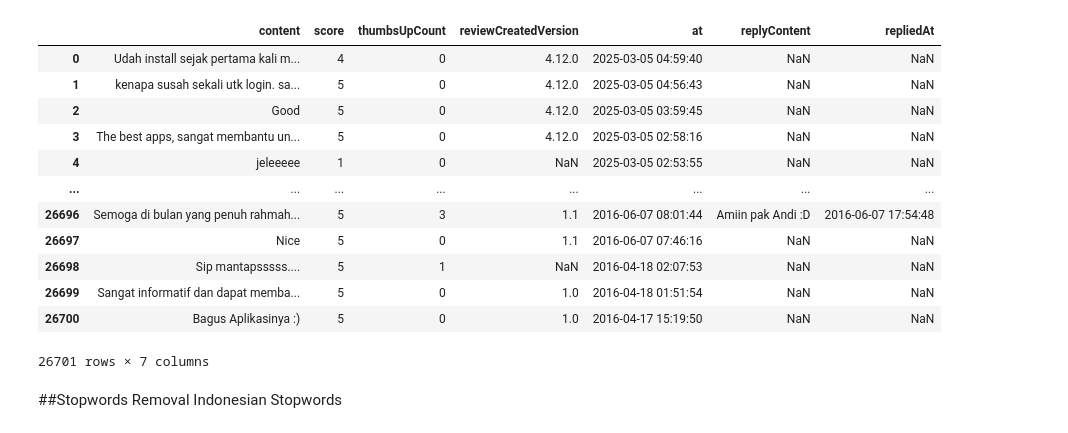
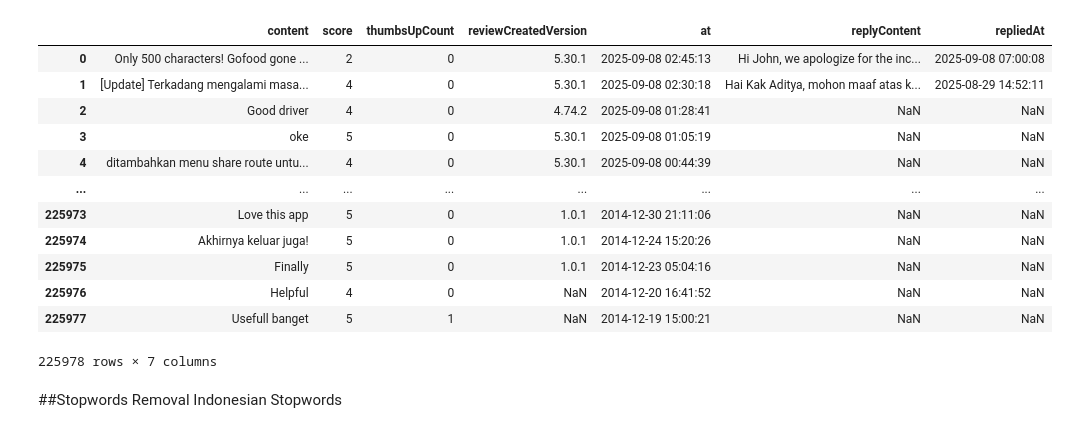
Before and after one commit to dinalarcode/PBA-GASAL-25-068, a Jupyter notebook: Week2_APPSREV_Gojek_Preprocessing.ipynb, the cells around one changed output. Saved outputs shown, nothing was run; the diff lists cells and outputs as text; code cells hidden in the pictures.

```diff
--- a/Week2_APPSREV_Gojek_Preprocessing.ipynb
+++ b/Week2_APPSREV_Gojek_Preprocessing.ipynb
@@ -142,21 +124,21 @@ all_text = ' '.join(df_jknrev[text_column].dropna().astype(str))
 # %%
 #We do not need data for column reviewId, userName, userImage so
 #we will show only these column
-df_jknrev.loc[:,["content","score","thumbsUpCount", "reviewCreatedVersion", "at", "replyContent", "repliedAt"]]
+df_gjkrev.loc[:,["content","score","thumbsUpCount", "reviewCreatedVersion", "at", "replyContent", "repliedAt"]]
 # %% [output]
 |  | content | score | thumbsUpCount | reviewCreatedVersion | at | replyContent | repliedAt |
-| 0 | Udah install sejak pertama kali m... | 4 | 0 | 4.12.0 | 2025-03-05 04:59:40 | NaN | NaN |
-| 1 | kenapa susah sekali utk login. sa... | 5 | 0 | 4.12.0 | 2025-03-05 04:56:43 | NaN | NaN |
-| 2 | Good | 5 | 0 | 4.12.0 | 2025-03-05 03:59:45 | NaN | NaN |
-| 3 | The best apps, sangat membantu un... | 5 | 0 | 4.12.0 | 2025-03-05 02:58:16 | NaN | NaN |
-| 4 | jeleeeee | 1 | 0 | NaN | 2025-03-05 02:53:55 | NaN | NaN |
+| 0 | Only 500 characters! Gofood gone ... | 2 | 0 | 5.30.1 | 2025-09-08 02:45:13 | Hi John, we apologize for the inc... | 2025-09-08 07:00:08 |
+| 1 | [Update] Terkadang mengalami masa... | 4 | 0 | 5.30.1 | 2025-09-08 02:30:18 | Hai Kak Aditya, mohon maaf atas k... | 2025-08-29 14:52:11 |
+| 2 | Good driver | 4 | 0 | 4.74.2 | 2025-09-08 01:28:41 | NaN | NaN |
+| 3 | oke | 5 | 0 | 5.30.1 | 2025-09-08 01:05:19 | NaN | NaN |
+| 4 | ditambahkan menu share route untu... | 4 | 0 | 5.30.1 | 2025-09-08 00:44:39 | NaN | NaN |
 | ... | ... | ... | ... | ... | ... | ... | ... |
-| 26696 | Semoga di bulan yang penuh rahmah... | 5 | 3 | 1.1 | 2016-06-07 08:01:44 | Amiin pak Andi :D | 2016-06-07 17:54:48 |
-| 26697 | Nice | 5 | 0 | 1.1 | 2016-06-07 07:46:16 | NaN | NaN |
-| 26698 | Sip mantapsssss.... | 5 | 1 | NaN | 2016-04-18 02:07:53 | NaN | NaN |
-| 26699 | Sangat informatif dan dapat memba... | 5 | 0 | 1.0 | 2016-04-18 01:51:54 | NaN | NaN |
-| 26700 | Bagus Aplikasinya :) | 5 | 0 | 1.0 | 2016-04-17 15:19:50 | NaN | NaN |
+| 225973 | Love this app | 5 | 0 | 1.0.1 | 2014-12-30 21:11:06 | NaN | NaN |
+| 225974 | Akhirnya keluar juga! | 5 | 0 | 1.0.1 | 2014-12-24 15:20:26 | NaN | NaN |
+| 225975 | Finally | 5 | 0 | 1.0.1 | 2014-12-23 05:04:16 | NaN | NaN |
+| 225976 | Helpful | 4 | 0 | NaN | 2014-12-20 16:41:52 | NaN | NaN |
+| 225977 | Usefull banget | 5 | 1 | NaN | 2014-12-19 15:00:21 | NaN | NaN |
-26701 rows × 7 columns
+225978 rows × 7 columns
 # %% [markdown]
 ##Stopwords Removal
 Indonesian Stopwords
```
Also changed, not shown: parts of 7 cells of this notebook.
